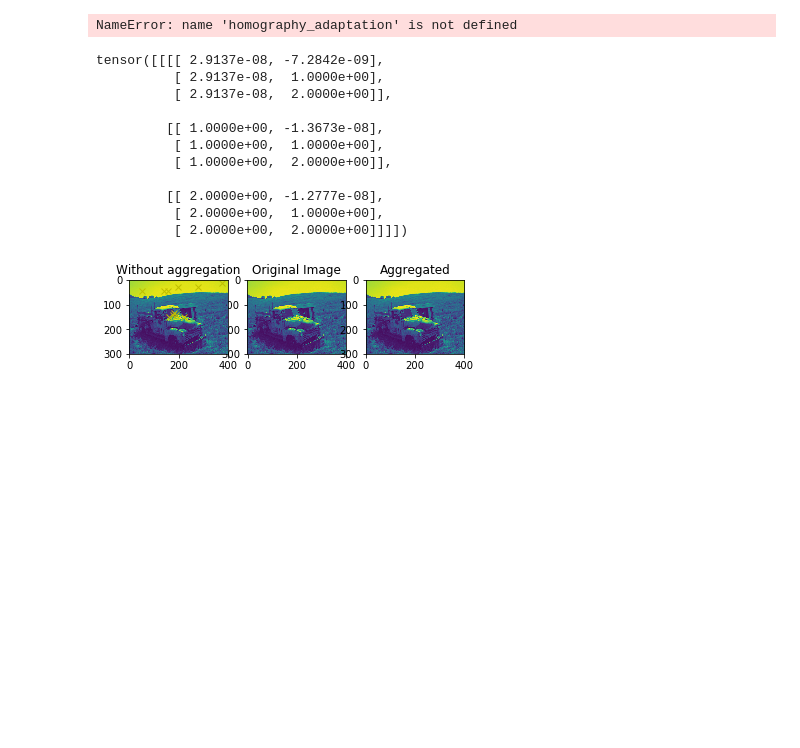
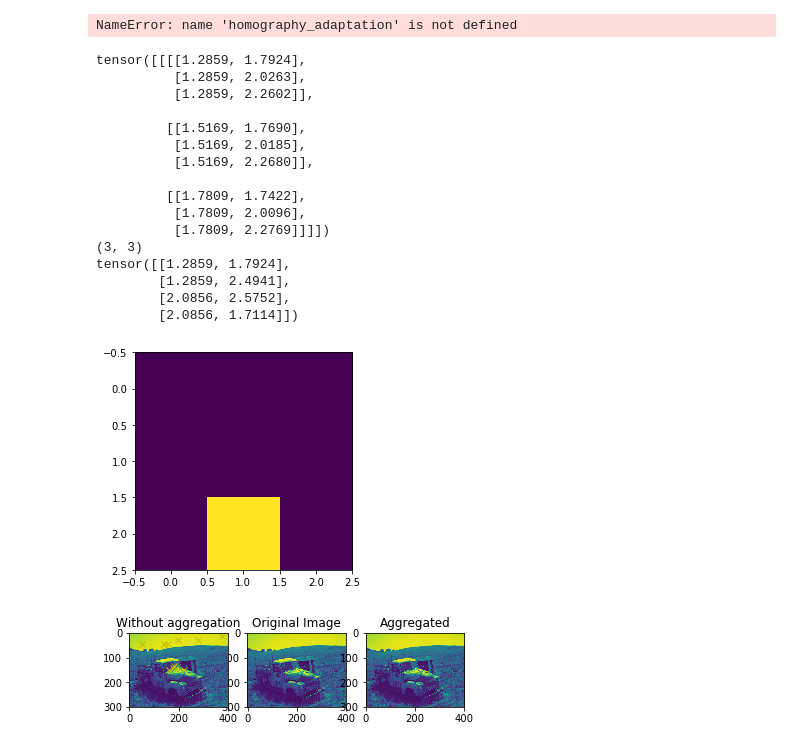
Before and after one commit to srini-cmu/specialized-superpoint, a Jupyter notebook: homography.ipynb, the cells around one changed output. Cells and saved outputs as stored; diff of their text form; code cells hidden in the pictures; blank space fills up the shorter version.

Commit message:
update the warp point method to generate mask

```diff
--- a/homography.ipynb
+++ b/homography.ipynb
@@ -56,40 +56,54 @@ print('patches shape:',len(a['patches']))
 NameError: name 'homography_adaptation' is not defined
 # %%
 # test warp_point method
-a = torch.zeros([1,3,3,2])
+# shape = [300, 400]
+shape = [3, 3]
+a = torch.zeros([1,shape[0],shape[1],2])
 a[0,0,1,1] = 1
 a[0,0,2,1] = 2
 a[0,1,0,0] = 1
 a[0,1,1,0] = 1
 a[0,1,1,1] = 1
 a[0,1,2,0] = 1
 a[0,1,2,1] = 2
 a[0,2,0,0] = 2
 a[0,2,1,0] = 2
 a[0,2,1,1] = 1
 a[0,2,2,0] = 2
 a[0,2,2,1] = 2
-shape = torch.Tensor([2,2])
 
 # sample homography
-H,patch = sample_homography(shape)
+H,patch = sample_homography(torch.Tensor(shape))
 # its inverse
 invH = invert_homography(H)
 # warp points
-warped_a = warp_point(H,a)
+warped_a, mask = warp_point(H,a)
+print(warped_a)
 # warp back
-dewarped_a = warp_point(invH,warped_a)
-print(dewarped_a)
+dewarped_a, _ = warp_point(invH, warped_a)
+# print(dewarped_a)
+# print the mask
+print(mask.shape)
+plt.imshow(mask)
+
+# look at patch to see if the mask is meaningful
+print(patch)
 # %% [output]
-tensor([[[[ 2.9137e-08, -7.2842e-09],
-          [ 2.9137e-08,  1.0000e+00],
-          [ 2.9137e-08,  2.0000e+00]],
+tensor([[[[1.2859, 1.7924],
+          [1.2859, 2.0263],
+          [1.2859, 2.2602]],
 
-         [[ 1.0000e+00, -1.3673e-08],
-          [ 1.0000e+00,  1.0000e+00],
-          [ 1.0000e+00,  2.0000e+00]],
+         [[1.5169, 1.7690],
+          [1.5169, 2.0185],
+          [1.5169, 2.2680]],
 
-         [[ 2.0000e+00, -1.2777e-08],
-          [ 2.0000e+00,  1.0000e+00],
-          [ 2.0000e+00,  2.0000e+00]]]])
+         [[1.7809, 1.7422],
+          [1.7809, 2.0096],
+          [1.7809, 2.2769]]]])
+(3, 3)
+tensor([[1.2859, 1.7924],
+        [1.2859, 2.4941],
+        [2.0856, 2.5752],
+        [2.0856, 1.7114]])
+[figure, added]
 # %%
```
Also changed, not shown: parts of 1 cell of this notebook.
